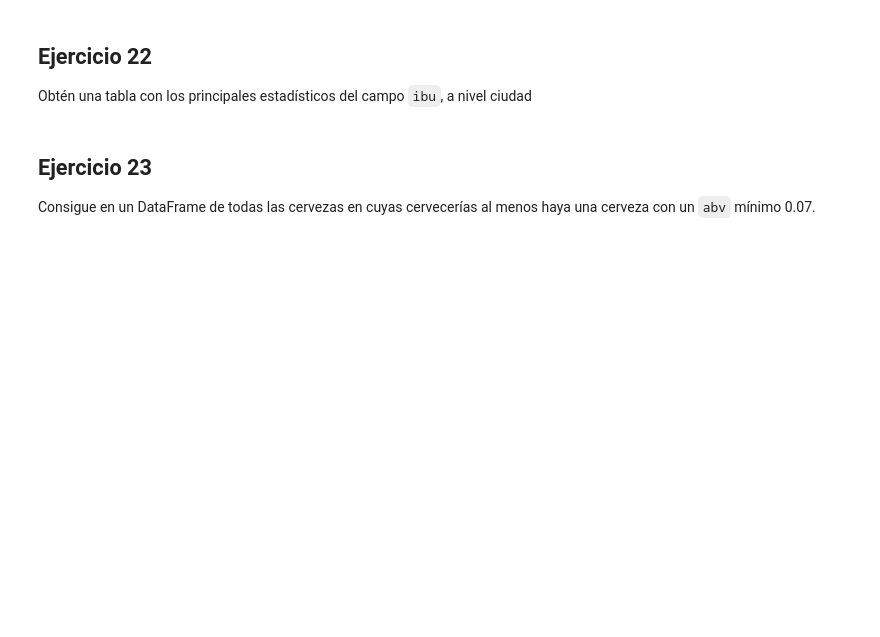
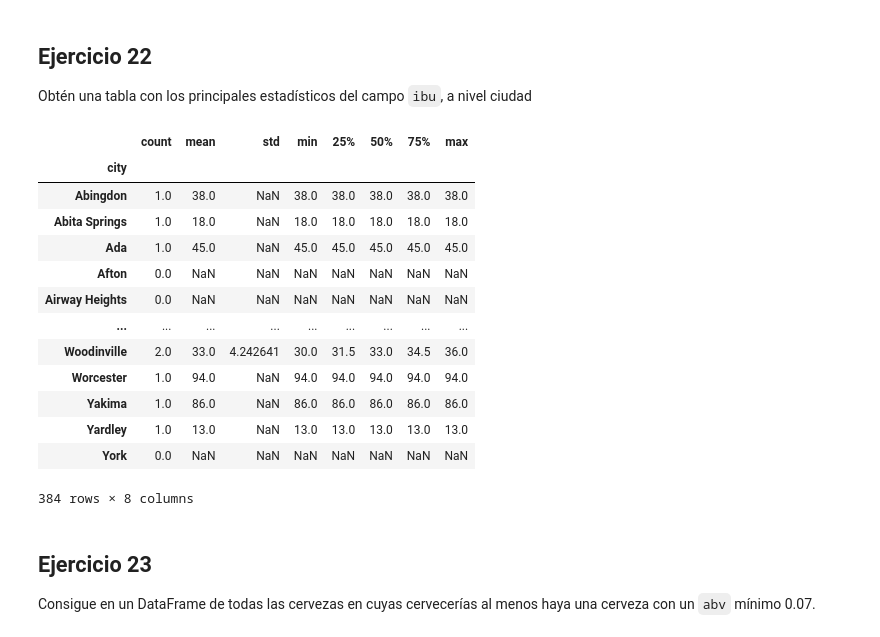
Before and after one commit to hey-hector/2026-02-BILBAO-FT-Data-Science, a Jupyter notebook: 2-Data_Analysis/2-Pandas/Practica/6-Beers/birras_repaso_Hector.ipynb, the cells around one changed output. Saved outputs shown, nothing was run; the diff lists cells and outputs as text; code cells hidden in the pictures; blank space fills up the shorter version.

```diff
--- a/2-Data_Analysis/2-Pandas/Practica/6-Beers/birras_repaso_Hector.ipynb
+++ b/2-Data_Analysis/2-Pandas/Practica/6-Beers/birras_repaso_Hector.ipynb
@@ -396,6 +499,23 @@ Agrupa por estado y ciudad, la media, mediana y máximo nivel de alcohol
 # %% [markdown]
 ## Ejercicio 22
 Obtén una tabla con los principales estadísticos del campo `ibu`,  a nivel ciudad
+# %%
+new_dataset.groupby("city")["ibu"].describe()
+# %% [output]
+|  | count | mean | std | min | 25% | 50% | 75% | max |
+| city |  |  |  |  |  |  |  |  |
+| Abingdon | 1.0 | 38.0 | NaN | 38.0 | 38.0 | 38.0 | 38.0 | 38.0 |
+| Abita Springs | 1.0 | 18.0 | NaN | 18.0 | 18.0 | 18.0 | 18.0 | 18.0 |
+| Ada | 1.0 | 45.0 | NaN | 45.0 | 45.0 | 45.0 | 45.0 | 45.0 |
+| Afton | 0.0 | NaN | NaN | NaN | NaN | NaN | NaN | NaN |
+| Airway Heights | 0.0 | NaN | NaN | NaN | NaN | NaN | NaN | NaN |
+| ... | ... | ... | ... | ... | ... | ... | ... | ... |
+| Woodinville | 2.0 | 33.0 | 4.242641 | 30.0 | 31.5 | 33.0 | 34.5 | 36.0 |
+| Worcester | 1.0 | 94.0 | NaN | 94.0 | 94.0 | 94.0 | 94.0 | 94.0 |
+| Yakima | 1.0 | 86.0 | NaN | 86.0 | 86.0 | 86.0 | 86.0 | 86.0 |
+| Yardley | 1.0 | 13.0 | NaN | 13.0 | 13.0 | 13.0 | 13.0 | 13.0 |
+| York | 0.0 | NaN | NaN | NaN | NaN | NaN | NaN | NaN |
+384 rows × 8 columns
 # %% [markdown]
 ## Ejercicio 23
 Consigue en un DataFrame de todas las cervezas en cuyas cervecerías al menos haya una cerveza con un `abv` mínimo 0.07.
```
Also changed, not shown: parts of 24 cells of this notebook, 2 other files.
